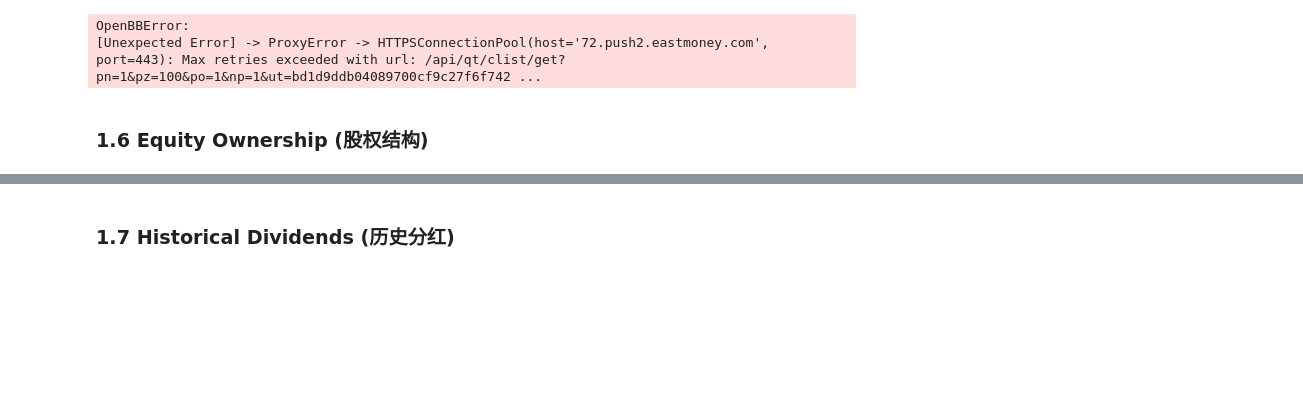
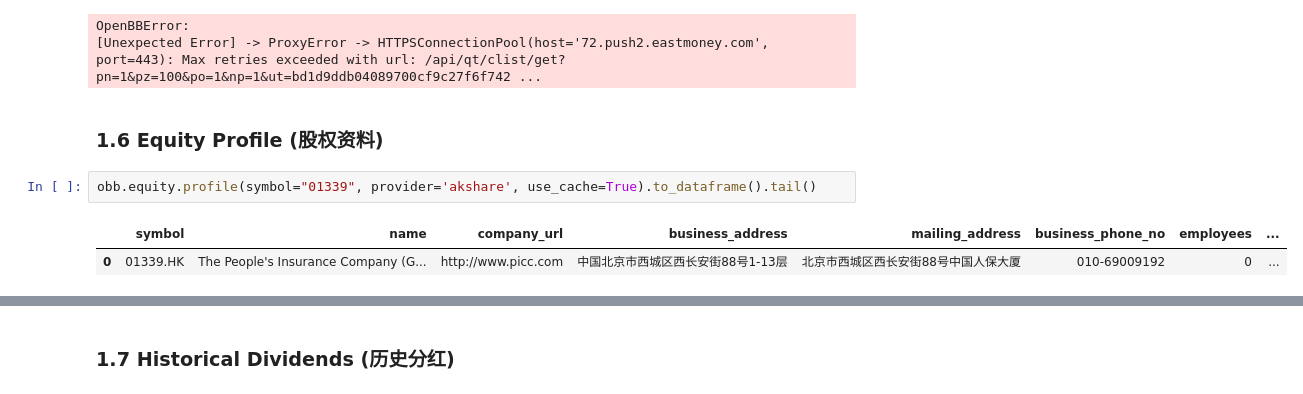
Before and after one commit to skyfu1022/openbb_akshare, a Jupyter notebook: docs/openbb_akshare.ipynb, the cells around one changed output, grey strips where cells are left out. Cells and saved outputs as stored; diff of their text form; blank space fills up the shorter version.

Commit message:
Fixed an issue in obb.equity.profile

```diff
--- a/docs/openbb_akshare.ipynb
+++ b/docs/openbb_akshare.ipynb
@@ -83,4 +83,9 @@ obb.equity.screener(provider=provider).to_dataframe().head()
 OpenBBError:
 [Unexpected Error] -> ProxyError -> HTTPSConnectionPool(host='72.push2.eastmoney.com', port=443): Max retries exceeded with url: /api/qt/clist/get?pn=1&pz=100&po=1&np=1&ut=bd1d9ddb04089700cf9c27f6f742 ...
 # %% [markdown]
-### 1.6 Equity Ownership (股权结构)
+### 1.6 Equity Profile (股权资料)
+# %%
+obb.equity.profile(symbol="01339", provider='akshare', use_cache=True).to_dataframe().tail()
+# %% [output]
+|  | symbol | name | company_url | business_address | mailing_address | business_phone_no | employees | ... |
+| 0 | 01339.HK | The People's Insurance Company (G... | http://www.picc.com | 中国北京市西城区西长安街88号1-13层 | 北京市西城区西长安街88号中国人保大厦 | 010-69009192 | 0 | ... |
```
Also changed, not shown: parts of 2 cells of this notebook, 2 other files.
